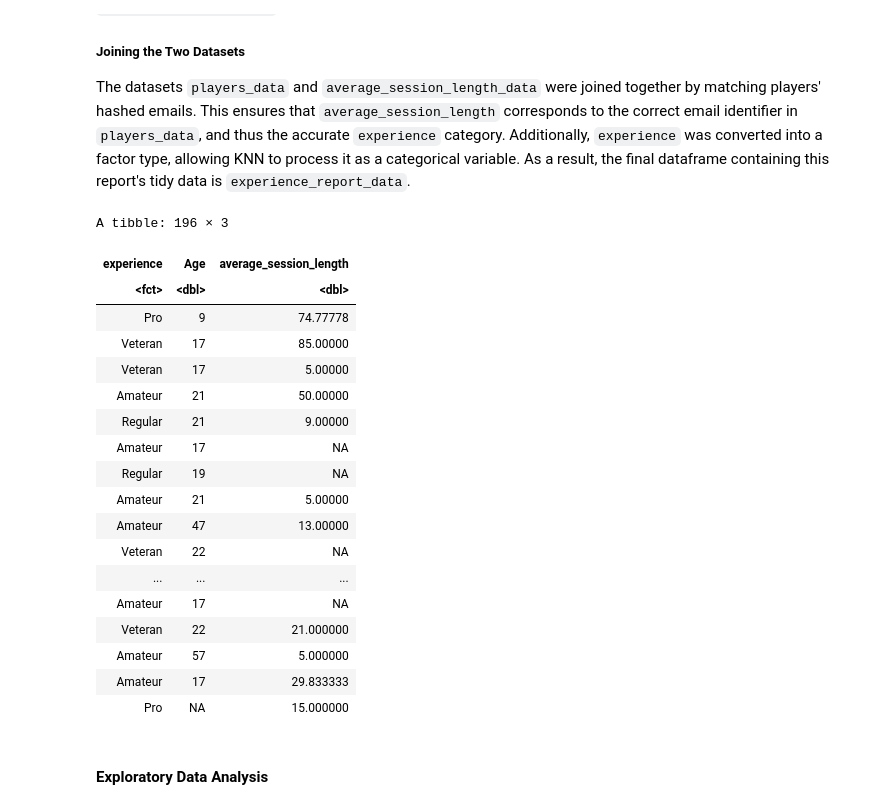
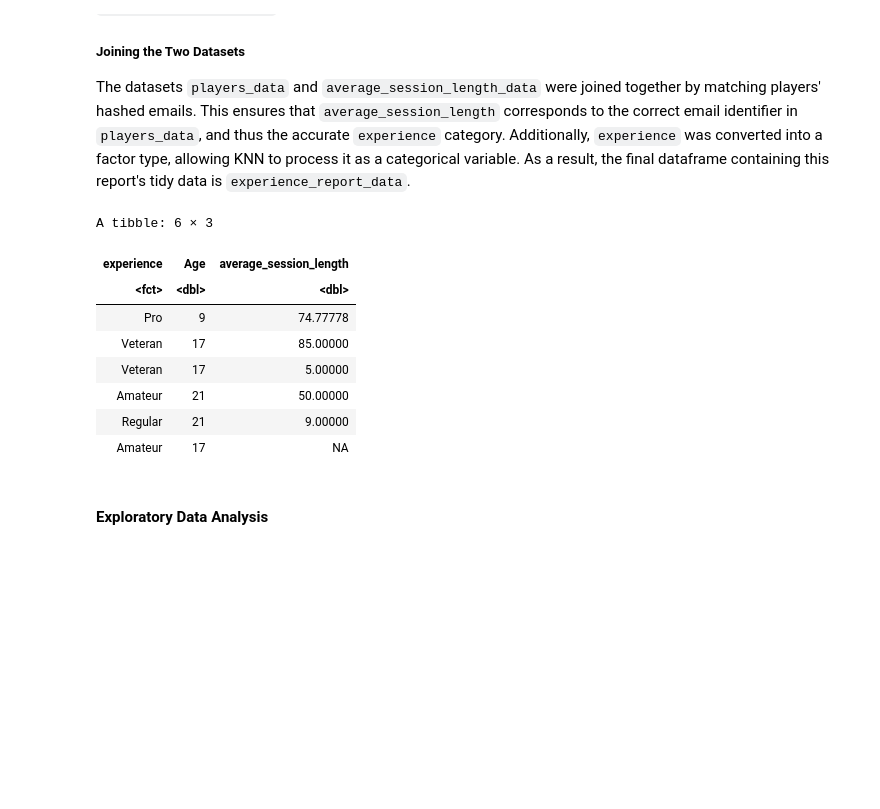
Before and after one commit to vckytn22/DSCI-100-Final-Report-Group-Project-004-27-, a Jupyter notebook: final_report_004_27.ipynb, the cells around one changed output. Saved outputs shown, nothing was run; the diff lists cells and outputs as text; code cells hidden in the pictures; blank space fills up the shorter version.

```diff
--- a/final_report_004_27.ipynb
+++ b/final_report_004_27.ipynb
@@ -146,40 +164,30 @@ The datasets `players_data` and `average_session_length_data` were joined togeth
 # %%
 sessions_data_converted <- sessions_data |>
     mutate(
     start_time = dmy_hm(start_time),
     end_time = dmy_hm(end_time))
 session_length_data <- sessions_data_converted |>
     mutate(session_length = as.numeric(difftime(end_time, start_time, units = "mins")))
 
 average_session_length_data <- session_length_data |>
     group_by(hashedEmail) |>
     summarize(average_session_length = mean(session_length, na.rm = TRUE))
 
 experience_report_data <- players_data |>
     left_join(average_session_length_data, by = "hashedEmail") |>
     mutate(experience = as.factor(experience)) |>
     select(experience, Age, average_session_length)
-experience_report_data
+head(experience_report_data)
 # %% [output]
-A tibble: 196 × 3
+A tibble: 6 × 3
 | experience | Age | average_session_length |
 | <fct> | <dbl> | <dbl> |
 | Pro | 9 | 74.77778 |
 | Veteran | 17 | 85.00000 |
 | Veteran | 17 | 5.00000 |
 | Amateur | 21 | 50.00000 |
 | Regular | 21 | 9.00000 |
 | Amateur | 17 | NA |
-| Regular | 19 | NA |
-| Amateur | 21 | 5.00000 |
-| Amateur | 47 | 13.00000 |
-| Veteran | 22 | NA |
-| ... | ... | ... |
-| Amateur | 17 | NA |
-| Veteran | 22 | 21.000000 |
-| Amateur | 57 | 5.000000 |
-| Amateur | 17 | 29.833333 |
-| Pro | NA | 15.000000 |
 # %% [markdown]
 #### Exploratory Data Analysis
 # %%
```
Also changed, not shown: parts of 5 cells of this notebook.
